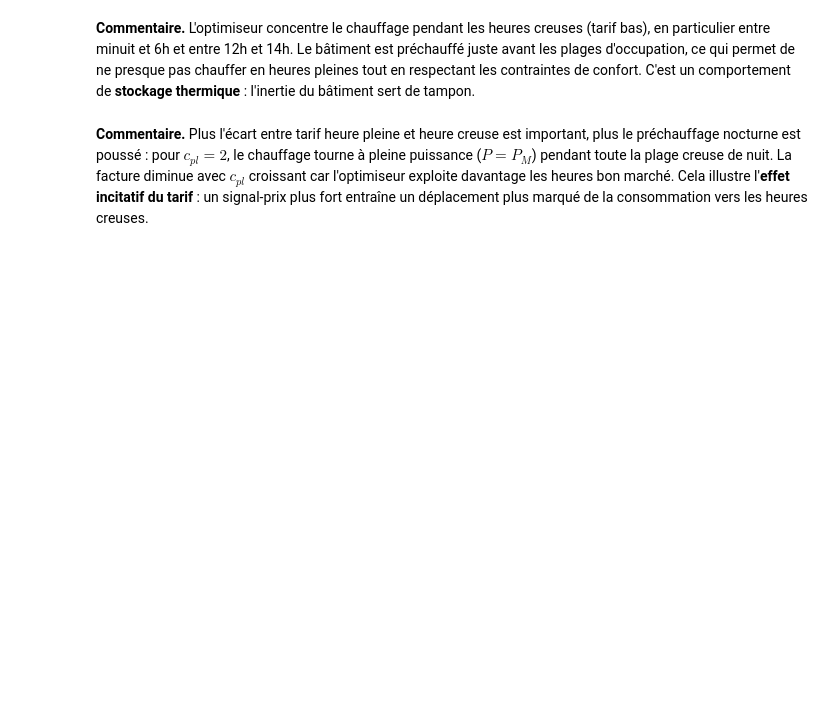
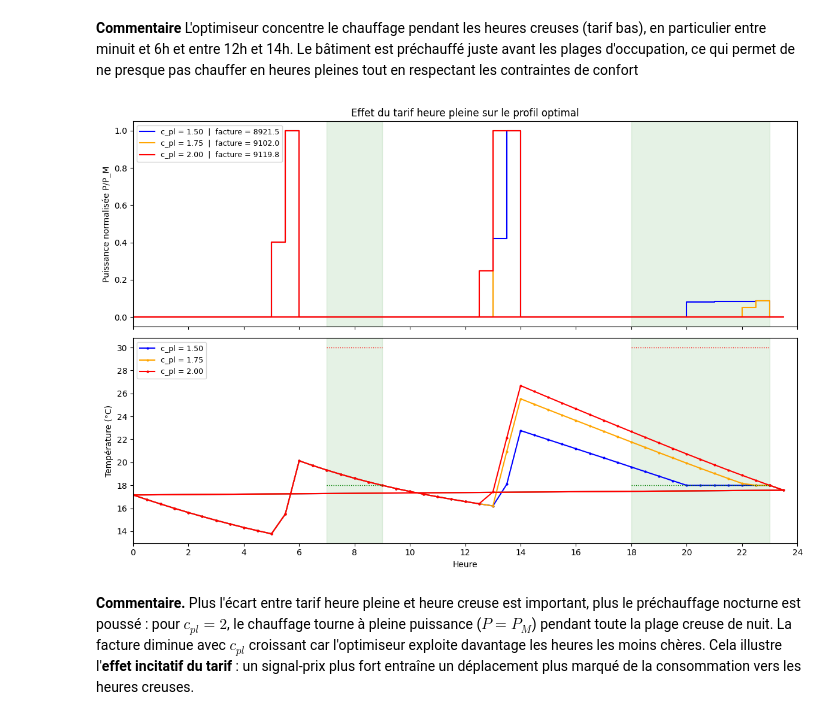
Before and after one commit to AymenP25/ProjetOptim, a Jupyter notebook: mini_projet2_casadi.ipynb, the cells around one changed output. Cells and saved outputs as stored; diff of their text form; code cells hidden in the pictures; blank space fills up the shorter version.

```diff
--- a/mini_projet2_casadi.ipynb
+++ b/mini_projet2_casadi.ipynb
@@ -38,5 +17,5 @@ Nous utilisons ici le solveur **HiGHS** via CasADi, qui implémente ces deux app
 # %%
-# Paramètres
+# on établit les paramètres
 t0 = 23.0
 dt = 0.5
 N = 48
@@ -56,10 +35,10 @@ P_M = 5000.0
 t = np.array([(t0 + i * dt) % 24 for i in range(N + 1)])
 T_ext = 4 + 8 * np.exp(-(t - 12)**2 / 40)
 
-def is_heure_creuse(heure):
+def heure_creuse(heure):
     return (0 <= heure < 6) or (12 <= heure < 14)
 
-def is_occupe(heure):
+def occupe(heure):
     return (7 <= heure <= 9) or (18 <= heure <= 23)
 
 c_tarif = np.array([c_cr if is_heure_creuse(t[i]) else c_pl for i in range(N + 1)])
@@ -184,37 +178,39 @@ plt.show()
 # %% [markdown]
-**Commentaire.** L'optimiseur concentre le chauffage pendant les heures creuses (tarif bas), en particulier entre minuit et 6h et entre 12h et 14h. Le bâtiment est préchauffé juste avant les plages d'occupation, ce qui permet de ne presque pas chauffer en heures pleines tout en respectant les contraintes de confort. C'est un comportement de **stockage thermique** : l'inertie du bâtiment sert de tampon.
+**Commentaire** L'optimiseur concentre le chauffage pendant les heures creuses (tarif bas), en particulier entre minuit et 6h et entre 12h et 14h. Le bâtiment est préchauffé juste avant les plages d'occupation, ce qui permet de ne presque pas chauffer en heures pleines tout en respectant les contraintes de confort
 # %%
-# Effet incitatif du tarif : comparaison pour c_pl = 3/2, 7/4, 2
+# On compare omparaison pour c_pl = 3/2, 7/4, 2
 c_pl_values = [3/2, 7/4, 2]
-colors = ['steelblue', 'darkorange', 'crimson']
+colors = ['blue', 'orange', 'red']
 
 fig, axes = plt.subplots(2, 1, figsize=(12, 8), sharex=True)
 
 for c_pl_v, col in zip(c_pl_values, colors):
     P_v, T_v, facture_v = solve_effacement(c_pl_v)
     P_plot_v = np.append(P_v, 0.0)
     axes[0].step(t, P_plot_v / P_M, where='post', color=col, linewidth=1.5,
                  label=f'c_pl = {c_pl_v:.2f}  |  facture = {facture_v:.1f}')
     axes[1].plot(t, T_v, color=col, linewidth=1.5, marker='o', markersize=2,
                  label=f'c_pl = {c_pl_v:.2f}')
 
 for ax in axes:
     for ts, te in [(7, 9), (18, 23)]:
         ax.axvspan(ts, te, alpha=0.1, color='green')
     ax.set_xticks(range(0, 25, 2))
     ax.set_xlim(0, 24)
     ax.legend(fontsize=9)
 
 for ts, te in [(7, 9), (18, 23)]:
     axes[1].hlines(T_m, ts, te, colors='green', linestyles=':', linewidth=1)
     axes[1].hlines(T_M, ts, te, colors='red', linestyles=':', linewidth=1)
 
 axes[0].set_ylabel('Puissance normalisée P/P_M')
 axes[1].set_ylabel('Température (°C)')
 axes[1].set_xlabel('Heure')
 axes[0].set_title('Effet du tarif heure pleine sur le profil optimal')
 
 plt.tight_layout()
 plt.show()
+# %% [output]
+[figure, added]
 # %% [markdown]
-**Commentaire.** Plus l'écart entre tarif heure pleine et heure creuse est important, plus le préchauffage nocturne est poussé : pour $c_{pl} = 2$, le chauffage tourne à pleine puissance ($P = P_M$) pendant toute la plage creuse de nuit. La facture diminue avec $c_{pl}$ croissant car l'optimiseur exploite davantage les heures bon marché. Cela illustre l'**effet incitatif du tarif** : un signal-prix plus fort entraîne un déplacement plus marqué de la consommation vers les heures creuses.
+**Commentaire.** Plus l'écart entre tarif heure pleine et heure creuse est important, plus le préchauffage nocturne est poussé : pour $c_{pl} = 2$, le chauffage tourne à pleine puissance ($P = P_M$) pendant toute la plage creuse de nuit. La facture diminue avec $c_{pl}$ croissant car l'optimiseur exploite davantage les heures les moins chères. Cela illustre l'**effet incitatif du tarif** : un signal-prix plus fort entraîne un déplacement plus marqué de la consommation vers les heures creuses.
```
Also changed, not shown: parts of 6 cells of this notebook.
